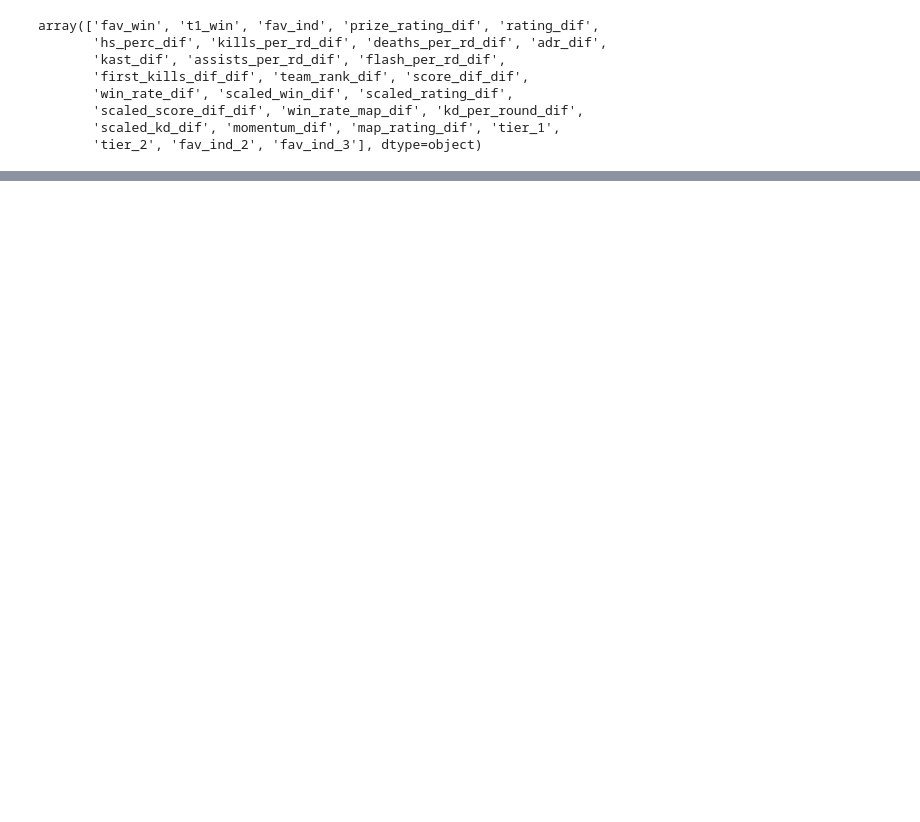
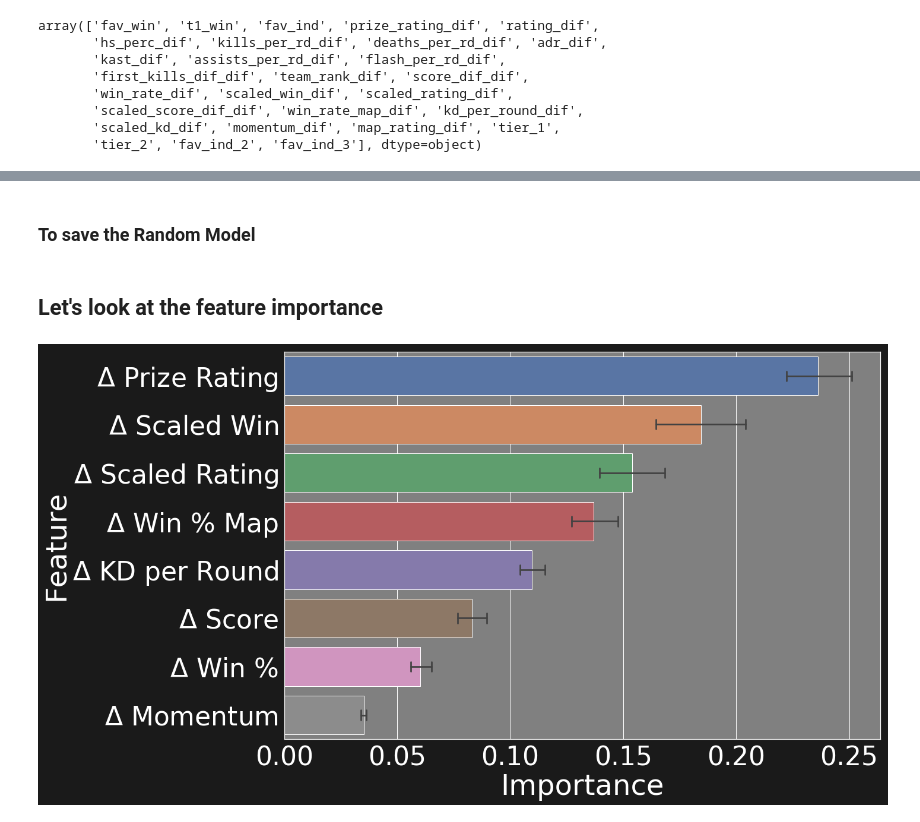
Before and after one commit to emmanuel-garza/insight-csgo, a Jupyter notebook: final_model.ipynb, the cells around one changed output, grey strips where cells are left out. Saved outputs shown, nothing was run; the diff lists cells and outputs as text; code cells hidden in the pictures; blank space fills up the shorter version.

Commit message:
Cleaned up the final model notebook

```diff
--- a/final_model.ipynb
+++ b/final_model.ipynb
@@ -493 +428,3 @@ Avg accuracy (Test) = 0.623106
+# %% [markdown]
+### To save the Random Model
 # %%
@@ -495,40 +432,39 @@ Avg accuracy (Test) = 0.623106
 # pickle.dump( clf, open(filename,'wb') )
+# %% [markdown]
+## Let's look at the feature importance
 # %%
-# std = np.std([tree.feature_importances_ for tree in clf.estimators_],
-#              axis=0)
-
 order = np.argsort( clf.feature_importances_ )[::-1][:n]
 feat_new = [labels[order[ind]+1] for ind in range(0,n-1)]
-
-# df = pd.DataFrame( {'importance':np.array(clf.feature_importances_[order]),
-#     'features':feat_new, 'std':std[order]} )
-
 
 dic_aux = {}
 dic_aux['Feature'] = []
 dic_aux['Importance'] = []
 count = -1
 for tree in clf.estimators_:
     count = count+1
 
     for ind in range(0,n-1):
         dic_aux['Feature'].append( labels[ind+1] )
         dic_aux['Importance'].append( tree.feature_importances_[ind] )
 
 df = pd.DataFrame.from_dict(dic_aux,orient="columns")
 
 sns.set_style("whitegrid")
 sns.set(font_scale=4)
 
+fig = plt.figure(figsize=(12*1.5,8*1.5));
 
 mpl.rcParams.update({'text.color' : "white",
                      'axes.labelcolor' : "white",
                      'xtick.color' : "white",
-                     'ytick.color' : "white"})
+                     'ytick.color' : "white",
+                     'axes.facecolor':"gray"})
 
-
-plt.figure(figsize=(12*1.5,8*1.5));
 ax = plt.axes()
 ax = sns.barplot(x="Importance", y="Feature", data=df, order=feat_new, capsize=0.2 )
 
+fig.set_facecolor('k')
+
 # plt.savefig('importance_feb9.png', transparent=True, bbox_inches="tight")
+# %% [output]
+[figure, added]
```
Also changed, not shown: parts of 19 cells of this notebook.
